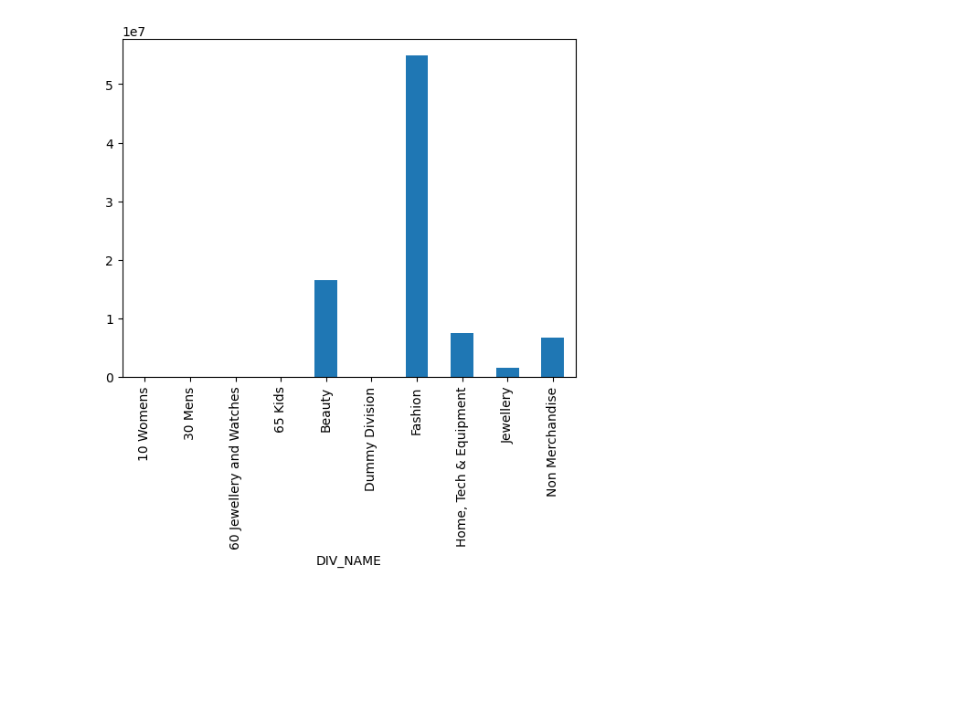
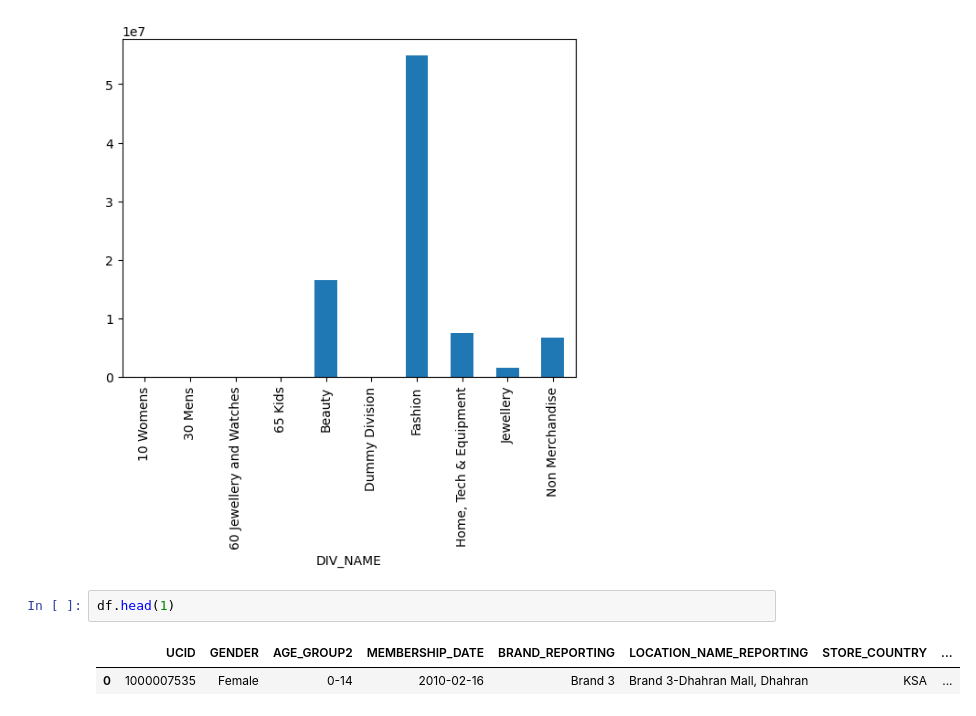
Before and after one commit to maheshpeiris0/customer_behaviour_analysis, a Jupyter notebook: data_analysis.ipynb, the cells around one changed output. Drawn from its saved outputs; the diff is of its cells as text; blank space fills up the shorter version.

```diff
--- a/data_analysis.ipynb
+++ b/data_analysis.ipynb
@@ -101,3 +101,8 @@ df.groupby('DIV_NAME')['NET_SALES_AMOUNT'].sum().plot(kind='bar')
 # %% [output]
 <Axes: xlabel='DIV_NAME'>
 [figure]
+# %%
+df.head(1)
+# %% [output]
+|  | UCID | GENDER | AGE_GROUP2 | MEMBERSHIP_DATE | BRAND_REPORTING | LOCATION_NAME_REPORTING | STORE_COUNTRY | ... |
+| 0 | 1000007535 | Female | 0-14 | 2010-02-16 | Brand 3 | Brand 3-Dhahran Mall, Dhahran | KSA | ... |
```
Also changed, not shown: parts of 4 cells of this notebook.
